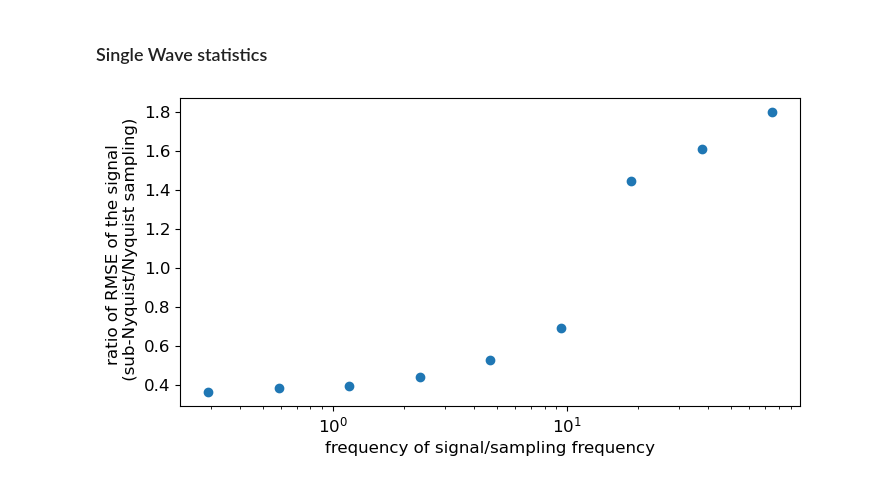
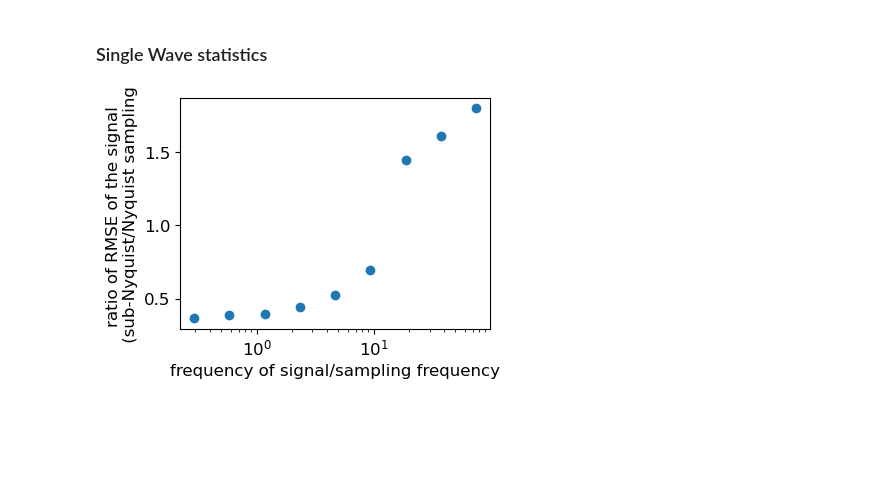
Before and after one commit to LorenzoJoquino/Physics215Project_CompSensGroup, a Jupyter notebook: notebooks/SineWavesCompression_test3_withSingleWave.ipynb, the cells around one changed output. Cells and saved outputs as stored; diff of their text form; code cells hidden in the pictures; blank space fills up the shorter version.

Commit message:
change image size

```diff
--- a/notebooks/SineWavesCompression_test3_withSingleWave.ipynb
+++ b/notebooks/SineWavesCompression_test3_withSingleWave.ipynb
@@ -271,14 +271,14 @@ plt.show()
 aboveNyquist_error = err_reg_signal[0]
 subNyquist_errors = np.array([err_sub_signal[i][0] for i in range(len(err_sub_signal))])
 # %%
-plt.rcParams['figure.figsize'] = [8, 4]
+plt.rcParams['figure.figsize'] = [4,3]
 plt.rcParams.update({'font.size': 12})
 
 plt.scatter(initial_frequency/p, subNyquist_errors/aboveNyquist_error)
 plt.ylabel('ratio of RMSE of the signal \n (sub-Nyquist/Nyquist sampling)')
 plt.xlabel('frequency of signal/sampling frequency')
 #plt.yscale('log')
 plt.xscale('log')
 plt.savefig('../readme_images_src_new/singleWaveStats.jpg', format='jpg', dpi = 300)
 # %% [output]
-[figure, old version]
+[figure, new version]
```
Also changed, not shown: 1 other file.
